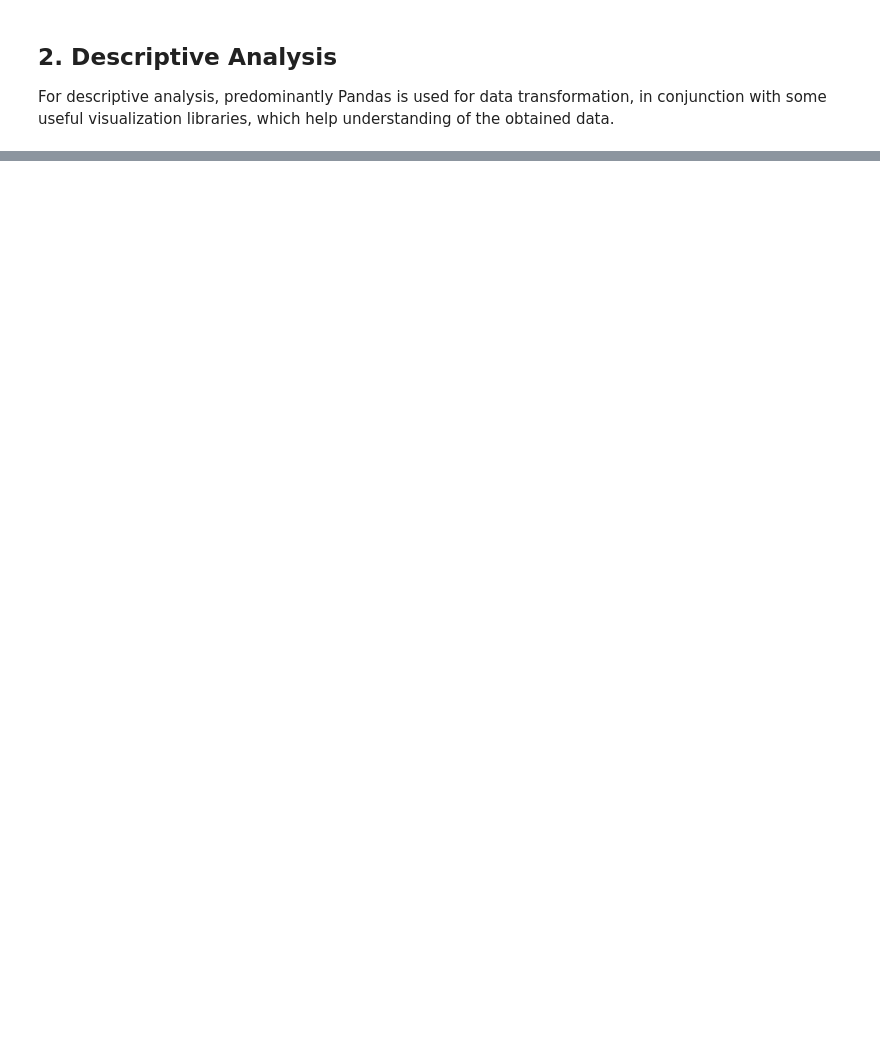
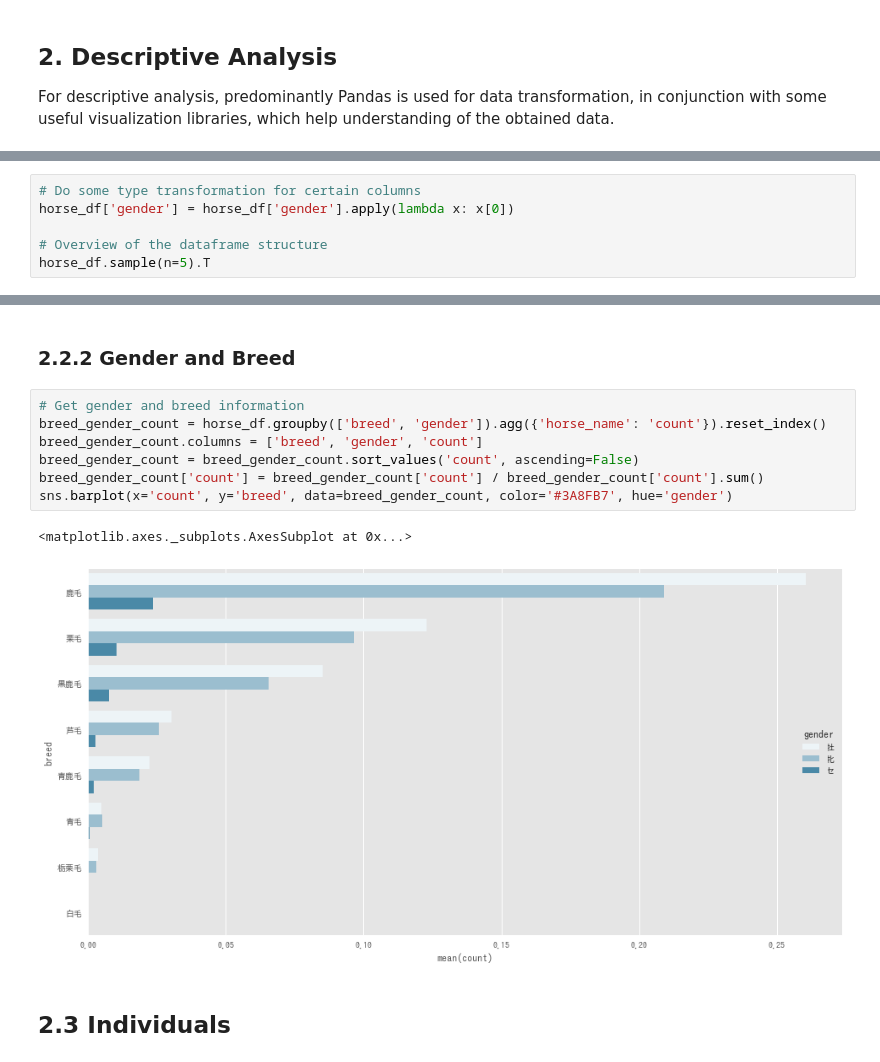
Before and after one commit to terryluzj/ba-fyp-sports-analytics, a Jupyter notebook: analysis/descriptive.ipynb, the cells around one changed output, grey strips where cells are left out. Saved outputs shown, nothing was run; the diff lists cells and outputs as text; blank space fills up the shorter version.

```diff
--- a/analysis/descriptive.ipynb
+++ b/analysis/descriptive.ipynb
@@ -30,0 +125,6 @@ seaborn.barplot(x=race_df['distance'].apply(lambda x: re.search(r'(\d+)m', x).gr
+# %%
+# Do some type transformation for certain columns
+horse_df['gender'] = horse_df['gender'].apply(lambda x: x[0])
+
+# Overview of the dataframe structure
+horse_df.sample(n=5).T
@@ -30,0 +168,14 @@ seaborn.barplot(x=race_df['distance'].apply(lambda x: re.search(r'(\d+)m', x).gr
+# %% [markdown]
+### 2.2.2 Gender and Breed
+# %%
+# Get gender and breed information
+breed_gender_count = horse_df.groupby(['breed', 'gender']).agg({'horse_name': 'count'}).reset_index()
+breed_gender_count.columns = ['breed', 'gender', 'count']
+breed_gender_count = breed_gender_count.sort_values('count', ascending=False)
+breed_gender_count['count'] = breed_gender_count['count'] / breed_gender_count['count'].sum()
+sns.barplot(x='count', y='breed', data=breed_gender_count, color='#3A8FB7', hue='gender')
+# %% [output]
+<matplotlib.axes._subplots.AxesSubplot at 0x...>
+[figure, added]
+# %% [markdown]
+## 2.3 Individuals
```
Also changed, not shown: parts of 22 cells of this notebook, 1 other file.
